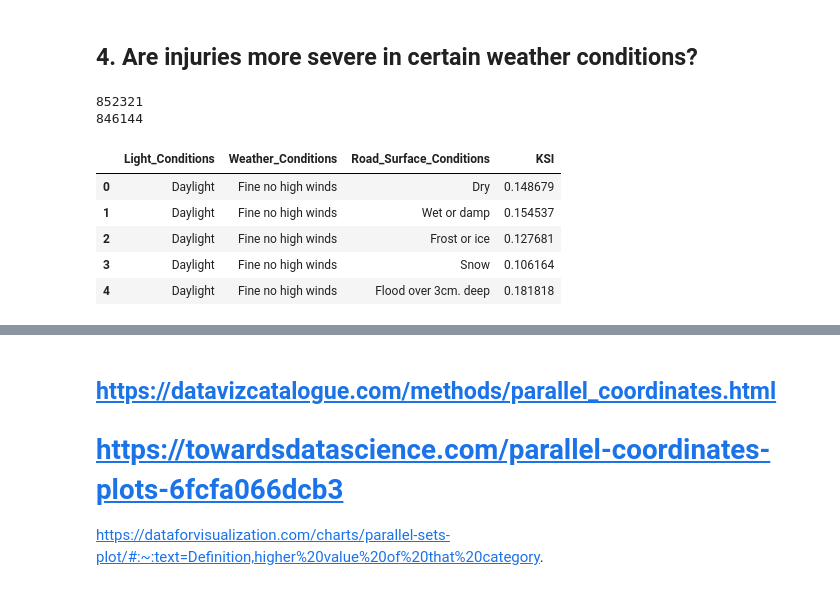
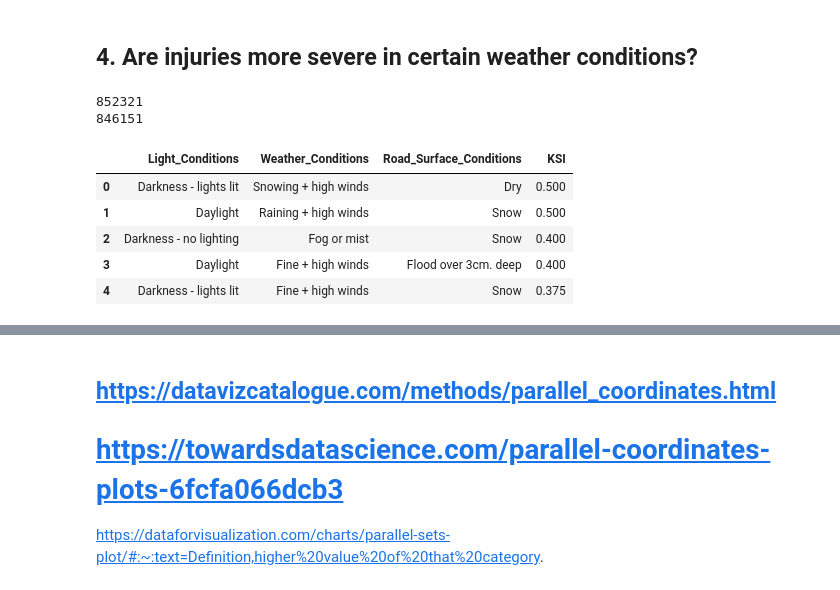
Before and after one commit to GaborJenei/DS-Stackoverflow-Survey, a Jupyter notebook: 01_Intro_to_DS/3_BlogPost/Udacity DSND Project1_BlogPost.ipynb, the cells around one changed output, grey strips where cells are left out. Saved outputs shown, nothing was run; the diff lists cells and outputs as text; code cells hidden in the pictures.

```diff
--- a/01_Intro_to_DS/3_BlogPost/Udacity DSND Project1_BlogPost.ipynb
+++ b/01_Intro_to_DS/3_BlogPost/Udacity DSND Project1_BlogPost.ipynb
@@ -98,0 +149,9 @@ def ToCategorical(df, col_name_list, category_dict_list):
+# %%
+# Remove missing values
+
+# Numeric columns
+print(df_accidents.isnull().any(axis=1).sum())
+df_accidents = df_accidents[~df_accidents.isnull().any(axis=1)].copy()
+
+# Categoorical columns
+print((df_accidents.isin(['Data missing or out of range','Unknown'])).any(axis=1).sum())
@@ -99,8 +161,2 @@ def ToCategorical(df, col_name_list, category_dict_list):
 # %% [markdown]
 ## 1. Is transport becoming safer?
-# %%
-df_accidents["Time stamp"] = pd.DatetimeIndex(df_accidents["Date"] + " " + df_accidents["Time"], dayfirst=True)
-df_accidents["Year"] = df_accidents["Time stamp"].dt.year.astype('Int16')
-
-df_casualties_date = df_casualties.merge(df_accidents[["Accident_Index","Time stamp"]], left_on="Accident_Index",right_on="Accident_Index",how='left')
-df_casualties_date["Year"] = df_casualties_date["Time stamp"].dt.year
@@ -176,31 +214,29 @@ fig.set(xlim=(0, 110), xlabel=('Age'), xticks=list(range(0,110,10)))
 condition_cols = ['Light_Conditions', 'Weather_Conditions', 'Road_Surface_Conditions']
 
 df_casualties_conditions = df_casualties.merge(df_accidents[['Accident_Index'] + condition_cols], on='Accident_Index', how='left')
-# %%
-light_dict = {1:'Daylight',4:'Darkness - lights lit',5:'Darkness - lights unlit',6:'Darkness - no lighting',7:'Darkness - lighting unknown',-1:'Data missing or out of range'}
-weather_dict ={1:'Fine no high winds',2:'Raining no high winds',3:'Snowing no high winds',4:'Fine + high winds',5:'Raining + high winds',6:'Snowing + high winds',7:'Fog or mist',8:'Other',9:'Unknown',-1:'Data missing or out of range'}
-surface_dict = {1:'Dry',2:'Wet or damp',3:'Snow',4:'Frost or ice',5:'Flood over 3cm. deep',6:'Oil or diesel',7:'Mud',-1:'Data missing or out of range'}
-
-df_casualties_conditions = ToCategorical(df_casualties_conditions, condition_cols + ['Casualty_Severity'], [light_dict, weather_dict, surface_dict, severity])
-print(len(df_casualties_conditions))
-# drop missing values
-df_casualties_conditions = df_casualties_conditions[~(df_casualties_conditions[condition_cols]=='Data missing or out of range').any(axis=1)].copy()
-print(len(df_casualties_conditions))
-# %% [output]
-852321
-846144
+# %%
+# drop missing values
+print(len(df_casualties_conditions))
+df_casualties_conditions = df_casualties_conditions[~(df_casualties_conditions[condition_cols].isin(['Data missing or out of range','Unkown']).any(axis=1))].copy()
+print(len(df_casualties_conditions))
+# %% [output]
+852321
+846151
 # %%
+# Calculate Killed and severly injured casulty proportions
 df_ksi_counts = df_casualties_conditions.value_counts(subset=condition_cols+['Casualty_Severity']).unstack()
 df_ksi_props = df_ksi_counts[['Fatal', 'Serious']].sum(1) / df_ksi_counts.sum(axis=1)
 
 df_ksi_props = df_ksi_props.to_frame().reset_index()
 df_ksi_props.rename(columns={0:'KSI'}, inplace=True)
+df_ksi_props = df_ksi_props.sort_values(by='KSI', ascending=False).reset_index(drop=True)
+df_ksi_props.head()
+# %% [output]
+|  | Light_Conditions | Weather_Conditions | Road_Surface_Conditions | KSI |
+| 0 | Darkness - lights lit | Snowing + high winds | Dry | 0.500 |
+| 1 | Daylight | Raining + high winds | Snow | 0.500 |
+| 2 | Darkness - no lighting | Fog or mist | Snow | 0.400 |
+| 3 | Daylight | Fine + high winds | Flood over 3cm. deep | 0.400 |
+| 4 | Darkness - lights lit | Fine + high winds | Snow | 0.375 |
 # %%
-df_ksi_props.head()
+df_ksi_props['label'] =
-# %% [output]
-|  | Light_Conditions | Weather_Conditions | Road_Surface_Conditions | KSI |
-| 0 | Daylight | Fine no high winds | Dry | 0.148679 |
-| 1 | Daylight | Fine no high winds | Wet or damp | 0.154537 |
-| 2 | Daylight | Fine no high winds | Frost or ice | 0.127681 |
-| 3 | Daylight | Fine no high winds | Snow | 0.106164 |
-| 4 | Daylight | Fine no high winds | Flood over 3cm. deep | 0.181818 |
```
Also changed, not shown: parts of 44 cells of this notebook.
